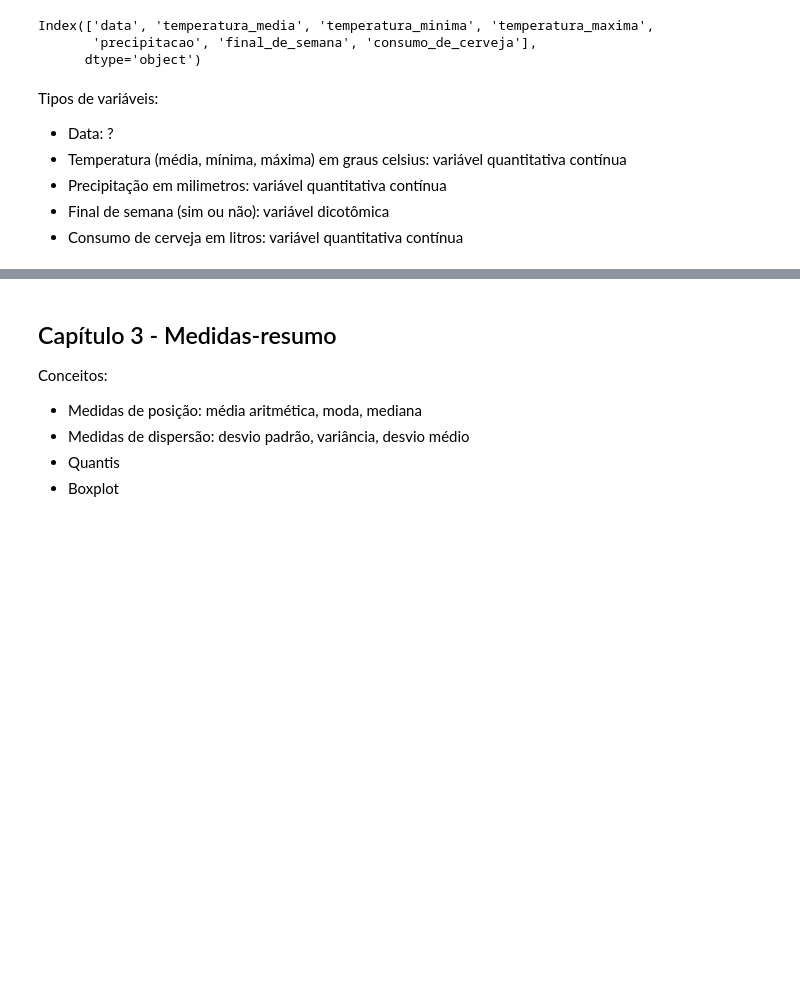
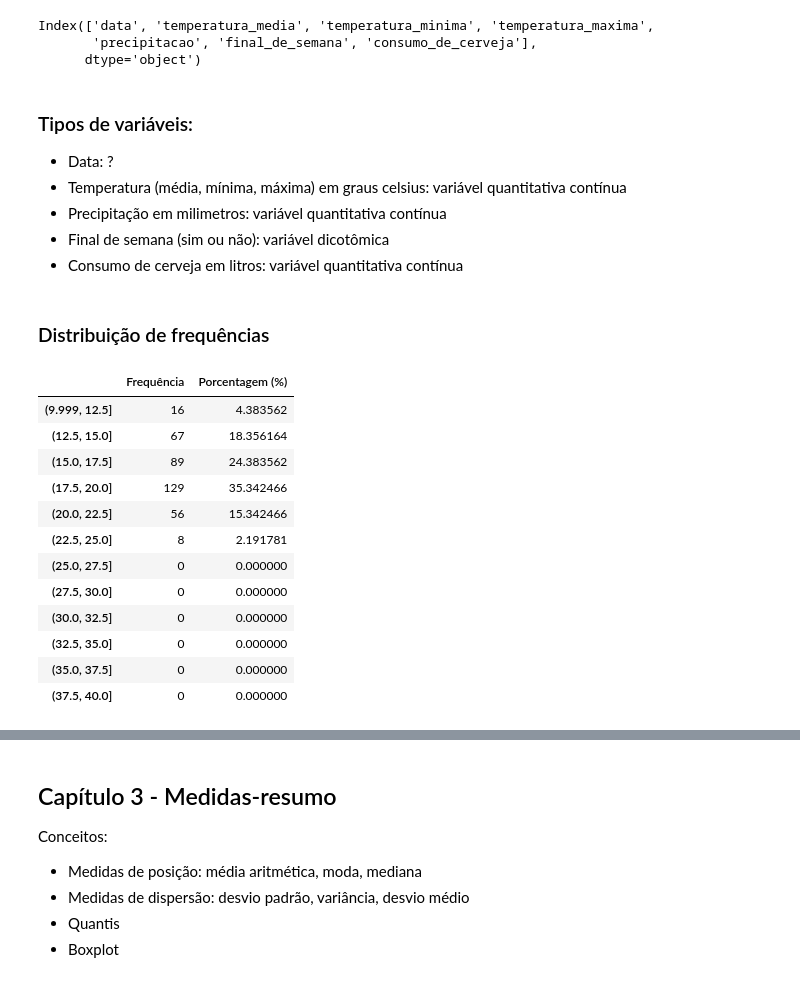
Before and after one commit to beatrizmilz/grupo_estudo_data_science_II, a Jupyter notebook: consumo_cerveja.ipynb, the cells around one changed output, grey strips where cells are left out. Cells and saved outputs as stored; diff of their text form; code cells hidden in the pictures; blank space fills up the shorter version.

```diff
--- a/consumo_cerveja.ipynb
+++ b/consumo_cerveja.ipynb
@@ -119,7 +120,7 @@ Index(['data', 'temperatura_media', 'temperatura_minima', 'temperatura_maxima',
        'precipitacao', 'final_de_semana', 'consumo_de_cerveja'],
       dtype='object')
 # %% [markdown]
-Tipos de variáveis:
+### Tipos de variáveis:
 
 
 * Data: ?
@@ -127,3 +128,41 @@ Tipos de variáveis:
 * Precipitação em milimetros: variável quantitativa contínua
 * Final de semana (sim ou não): variável dicotômica
 * Consumo de cerveja em litros: variável quantitativa contínua
+# %% [markdown]
+### Distribuição de frequências
+# %%
+# Temperatura mínima
+
+temp_cut = [10, 12.5, 15, 17.5, 20, 22.5, 25, 27.5, 30, 32.5, 35, 37.5, 40]
+
+pd.DataFrame({"Frequência":pd.value_counts(
+    pd.cut(
+        x = consumo_cerveja["temperatura_minima"],
+        bins = temp_cut,
+        include_lowest = True
+    ),
+    sort = False
+), "Porcentagem (%)": pd.value_counts(
+    pd.cut(
+        x = consumo_cerveja["temperatura_minima"],
+        bins = temp_cut,
+        include_lowest = True
+    ),
+    sort = False,
+    normalize = True)* 100
+
+})
+# %% [output]
+|  | Frequência | Porcentagem (%) |
+| (9.999, 12.5] | 16 | 4.383562 |
+| (12.5, 15.0] | 67 | 18.356164 |
+| (15.0, 17.5] | 89 | 24.383562 |
+| (17.5, 20.0] | 129 | 35.342466 |
+| (20.0, 22.5] | 56 | 15.342466 |
+| (22.5, 25.0] | 8 | 2.191781 |
+| (25.0, 27.5] | 0 | 0.000000 |
+| (27.5, 30.0] | 0 | 0.000000 |
+| (30.0, 32.5] | 0 | 0.000000 |
+| (32.5, 35.0] | 0 | 0.000000 |
+| (35.0, 37.5] | 0 | 0.000000 |
+| (37.5, 40.0] | 0 | 0.000000 |
```
Also changed, not shown: parts of 6 cells of this notebook.
